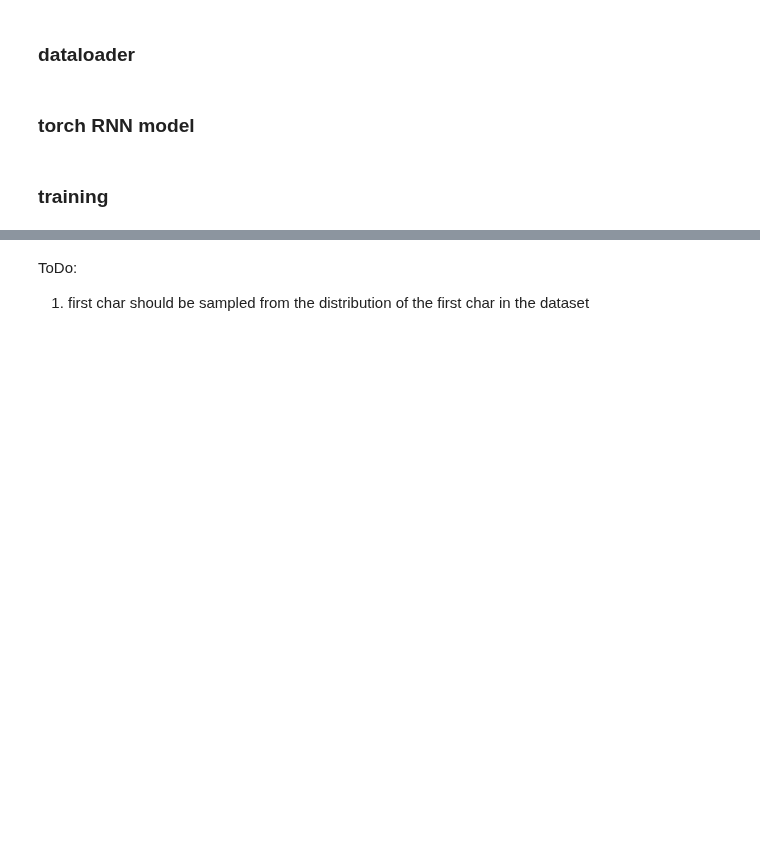
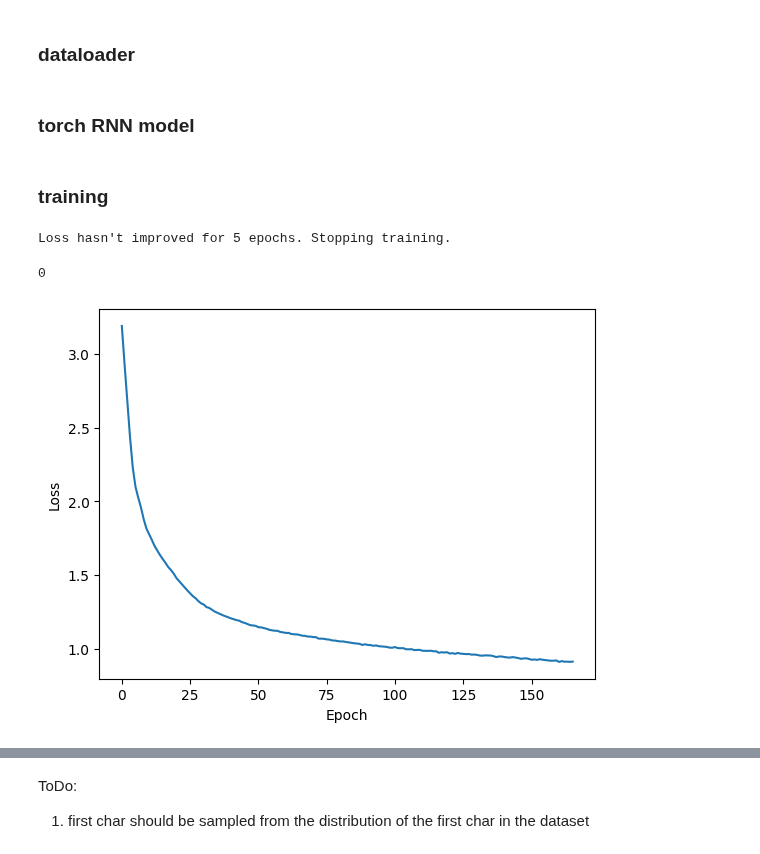
Before and after one commit to IgorBeHolder/Netology, a Jupyter notebook: NLP/seq2seq_.ipynb, the cells around one changed output, grey strips where cells are left out. Drawn from its saved outputs; the diff is of its cells as text; code cells hidden in the pictures; blank space fills up the shorter version.

```diff
--- a/NLP/seq2seq_.ipynb
+++ b/NLP/seq2seq_.ipynb
@@ -563,6 +726,7 @@ optimizer = torch.optim.Adam(model_my.parameters(), lr=learning_rate)
 model_my.train()             # Set model to training mode
 prev_loss = float('inf')  # Initialize with a large value
 no_improvement_count = 0  # Counter for consecutive epochs without improvement (early stopping)
+results = {}  # Dictionary for storing results
 
 for epoch in range(num_epochs):
     for batch in dataloader(name_sequences, batch_size):
@@ -582,6 +746,7 @@ for epoch in range(num_epochs):
 
         optimizer.step()    #  updates the model's parameters using the computed gradients and the optimization algorithm (e.g., Adam or SGD).
 
+        results[epoch] = loss.item()   # store loss for current epoch
 
 
 
@@ -603,6 +768,18 @@ torch.save(model_my.state_dict(), "data/dino_rnn_model.pth")
 
 
 os.system(f'say "Training the {model_my.__class__.__name__} model finished"')
+# %% [output]
+Loss hasn't improved for 5 epochs. Stopping training.
+0
+# %%
+# plot loss
+import matplotlib.pyplot as plt
+plt.plot(results.keys(), results.values())
+plt.xlabel('Epoch')
+plt.ylabel('Loss')
+plt.show()
+# %% [output]
+[figure, added]
 # %%
 import random
 import numpy as np
```
Also changed, not shown: parts of 35 cells of this notebook, 3 other files.
